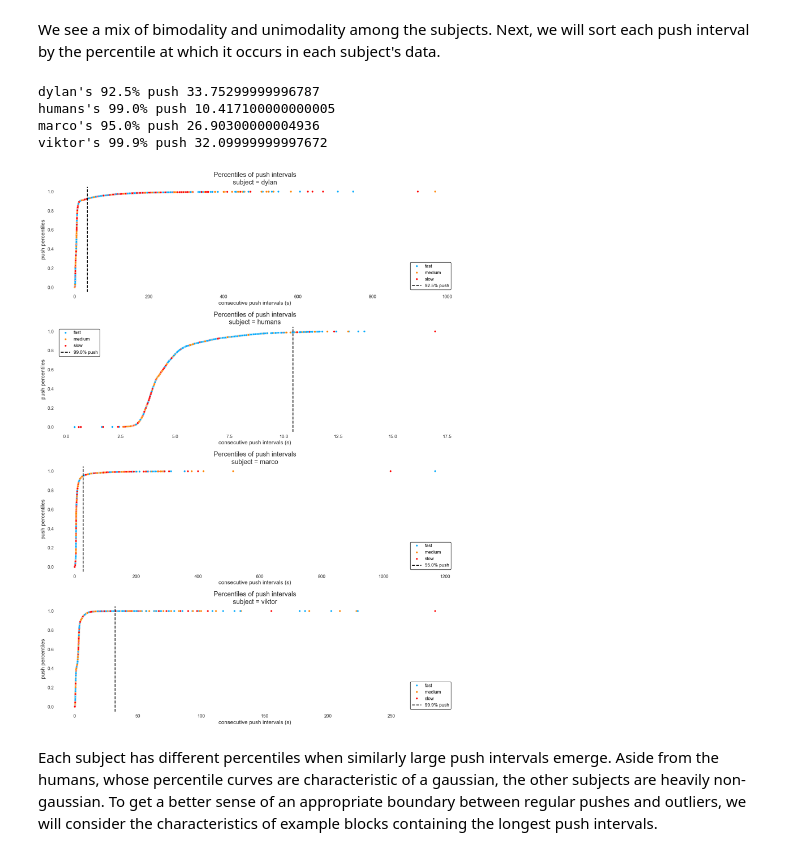
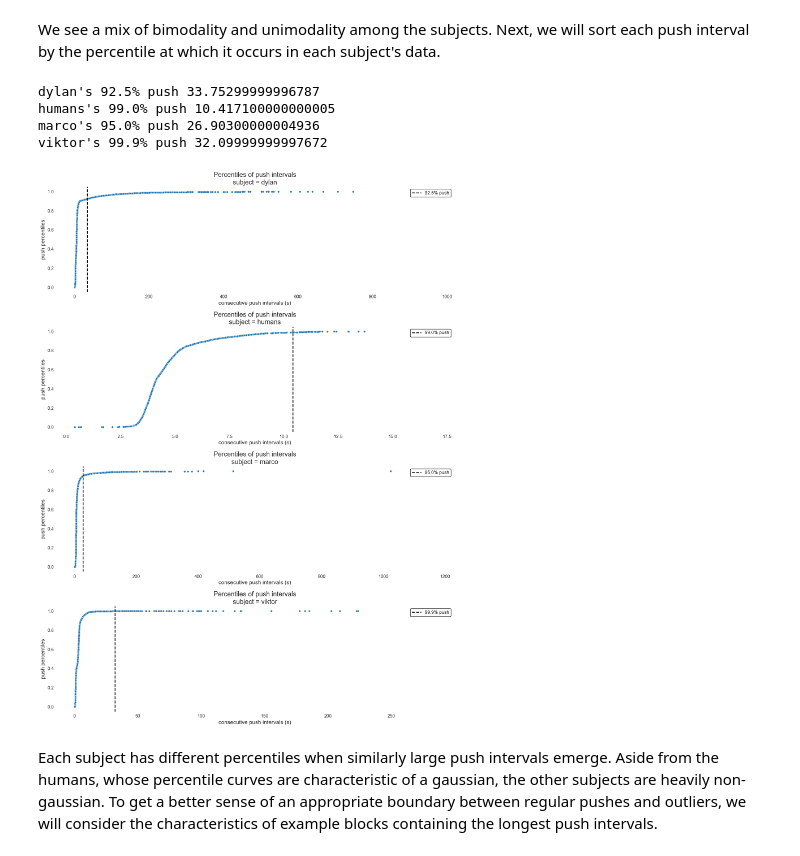
Before and after one commit to XaqLab/Foraging, a Jupyter notebook: notebooks/Data Cleaning.ipynb, the cells around one changed output. Saved outputs shown, nothing was run; the diff lists cells and outputs as text; code cells hidden in the pictures.

```diff
--- a/notebooks/Data Cleaning.ipynb
+++ b/notebooks/Data Cleaning.ipynb
@@ -116,28 +120,27 @@ We see a mix of bimodality and unimodality among the subjects. Next, we will sor
 # %%
 # Sort pushes by percentiles
 df['push percentiles'] = df.groupby('subject', as_index=False)['consecutive push intervals'].rank(pct=True)
 subjects = df.index.unique('subject')
 percentiles = dict(zip(subjects,[0.925, 0.99, 0.95, 0.999]))
 fig, axes = plt.subplots(len(subjects), 1, figsize=(15, 20))
 for i, subj in enumerate(subjects):
-    bp(sns.scatterplot)(df, x='consecutive push intervals', y='push percentiles', hue='box', palette=PALETTE,
-                        conds={'subject': subj}, title_prefix="Percentiles of push intervals", x_unit='s', ax=axes[i])
+    bp(sns.scatterplot)(df, x='consecutive push intervals', y='push percentiles', conds={'subject': subj}, title_prefix="Percentiles of push intervals", x_unit='s', ax=axes[i], legend = False)
     y = df.loc[(subj,), 'push percentiles'].sort_values()
     x = df.loc[(subj,), 'consecutive push intervals'].sort_values()
 
     percentile = percentiles[subj]
     perc_idx = np.argmin((y - percentile)**2)
     push_perc = x.iloc[perc_idx]
     print(f'{subj}\'s {round(percentile * 100, 2)}% push {push_perc}')
     axes[i].axvline(push_perc, color='black', linestyle='dashed', label=f'{round(percentile * 100, 2)}% push')
-    axes[i].legend()
+    axes[i].legend(loc = 'upper right')
 fig.tight_layout();
 # %% [output]
 dylan's 92.5% push 33.75299999996787
 humans's 99.0% push 10.417100000000005
 marco's 95.0% push 26.90300000004936
 viktor's 99.9% push 32.09999999997672
-[figure, old version]
+[figure, new version]
 # %% [markdown]
 Each subject has different percentiles when similarly large push intervals emerge. Aside from the humans, whose percentile curves are characteristic of a gaussian, the other subjects are heavily non-gaussian. To get a better sense of an appropriate boundary between regular pushes and outliers, we will consider the characteristics of example blocks containing the longest push intervals.
 # %% [markdown]
```
Also changed, not shown: parts of 8 cells of this notebook, 4 other files.
